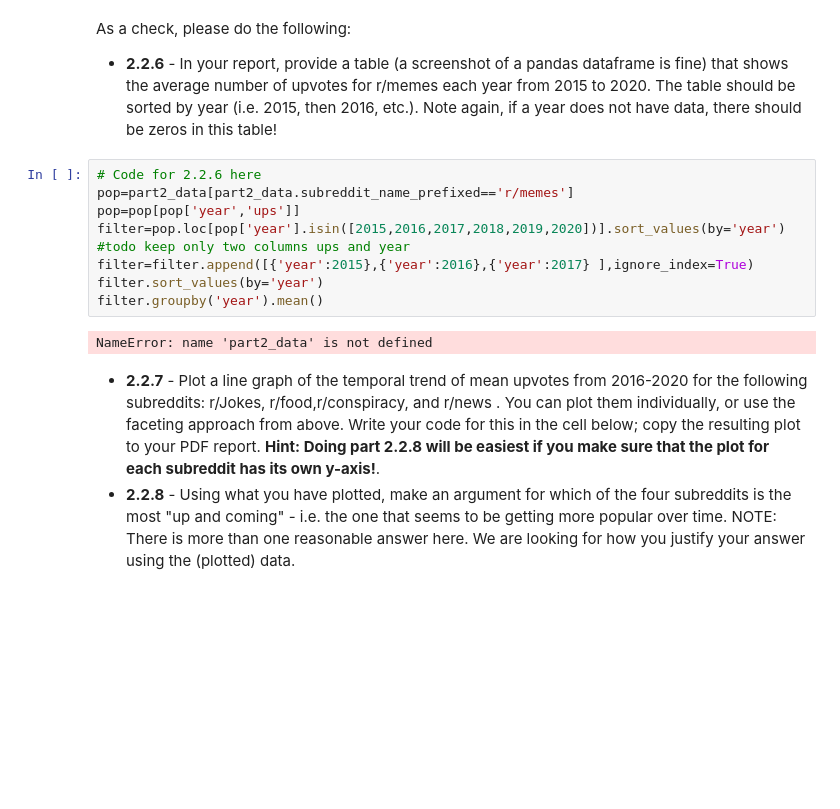
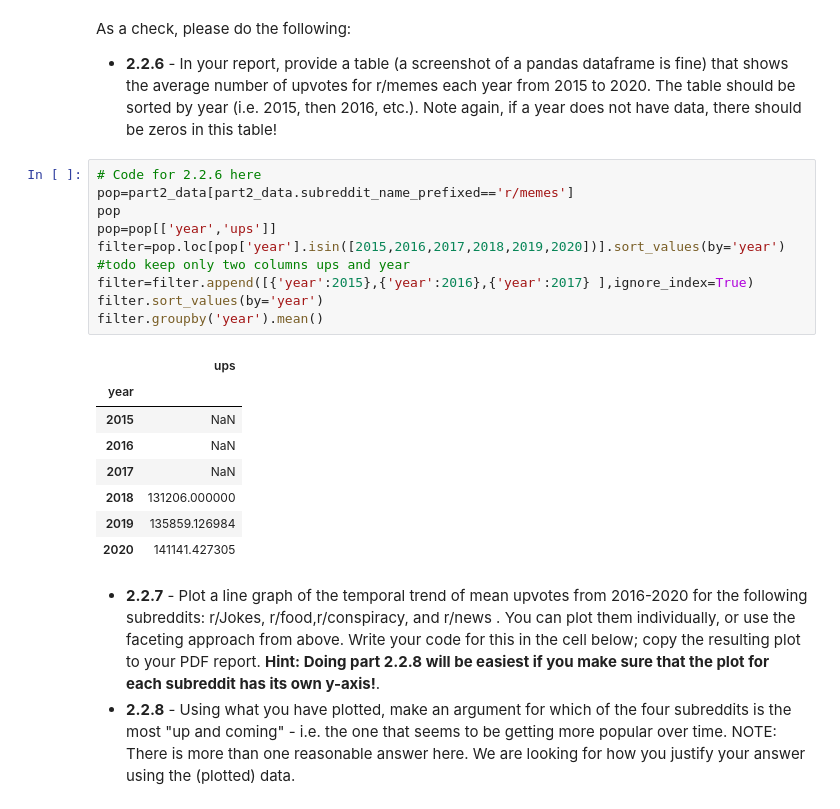
Before and after one commit to IAM-RAAVAAN/ml-project, a Jupyter notebook: assignment_1_474_s22_working.ipynb, the cells around one changed output. Cells and saved outputs as stored; diff of their text form; blank space fills up the shorter version.

```diff
--- a/assignment_1_474_s22_working.ipynb
+++ b/assignment_1_474_s22_working.ipynb
@@ -415,14 +425,22 @@ As a check, please do the following:
 # %%
 # Code for 2.2.6 here
 pop=part2_data[part2_data.subreddit_name_prefixed=='r/memes']
-pop=pop[pop['year','ups']]
+pop
+pop=pop[['year','ups']]
 filter=pop.loc[pop['year'].isin([2015,2016,2017,2018,2019,2020])].sort_values(by='year')
 #todo keep only two columns ups and year
 filter=filter.append([{'year':2015},{'year':2016},{'year':2017} ],ignore_index=True)
 filter.sort_values(by='year')
 filter.groupby('year').mean()
 # %% [output]
-NameError: name 'part2_data' is not defined
+|  | ups |
+| year |  |
+| 2015 | NaN |
+| 2016 | NaN |
+| 2017 | NaN |
+| 2018 | 131206.000000 |
+| 2019 | 135859.126984 |
+| 2020 | 141141.427305 |
 # %% [markdown]
 - **2.2.7** - Plot a line graph of the temporal trend of mean upvotes from 2016-2020 for the following subreddits: r/Jokes, r/food,r/conspiracy, and r/news . You can plot them individually, or use the faceting approach from above. Write your code for this in the cell below; copy the resulting plot to your PDF report. **Hint: Doing part 2.2.8 will be easiest if you make sure that the plot for each subreddit has its own y-axis!**.
 - **2.2.8** - Using what you have plotted, make an argument for which of the four subreddits is the most "up and coming" - i.e. the one that seems to be getting more popular over time. NOTE: There is more than one reasonable answer here. We are looking for how you justify your answer using the (plotted) data.
```
Also changed, not shown: parts of 4 cells of this notebook, 3 other files.
